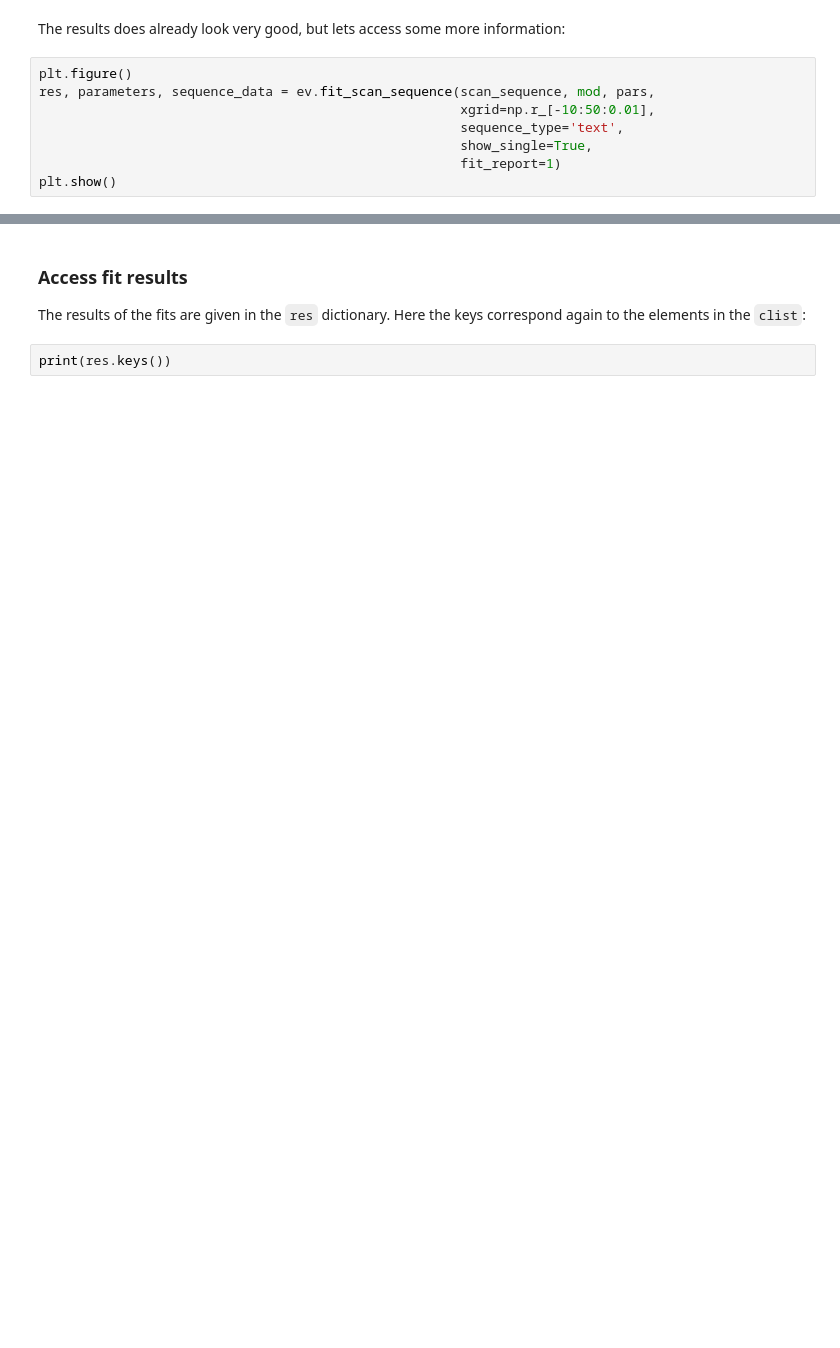
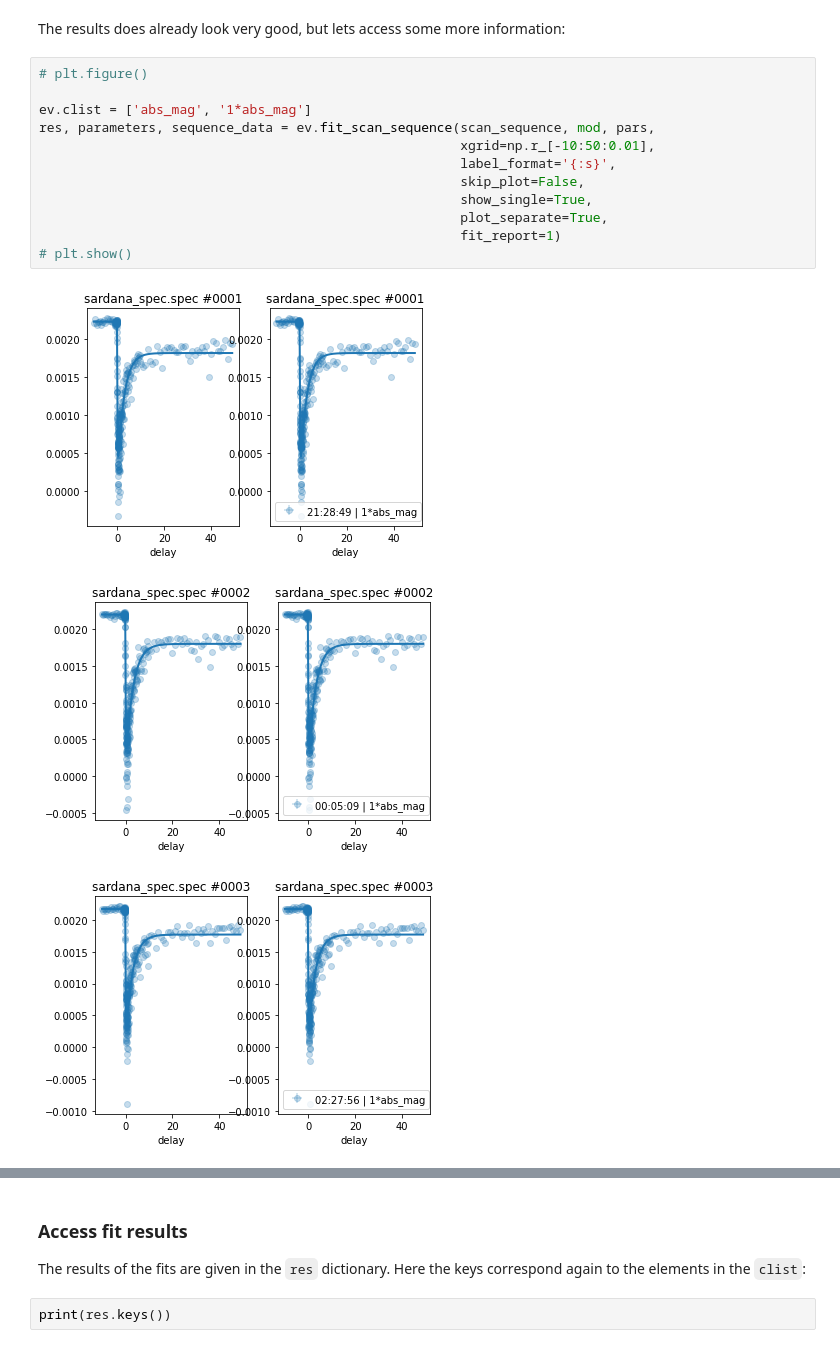
Before and after one commit to dschick/pyEvalData, a Jupyter notebook: docs/source/examples/evaluation.ipynb, the cells around one changed output, grey strips where cells are left out. Drawn from its saved outputs; the diff is of its cells as text; blank space fills up the shorter version.

```diff
--- a/docs/source/examples/evaluation.ipynb
+++ b/docs/source/examples/evaluation.ipynb
@@ -435,10 +591,18 @@ plt.show()
 # %% [markdown]
 The results does already look very good, but lets access some more information:
 # %%
-plt.figure()
+# plt.figure()
+
+ev.clist = ['abs_mag', '1*abs_mag']
 res, parameters, sequence_data = ev.fit_scan_sequence(scan_sequence, mod, pars,
                                                       xgrid=np.r_[-10:50:0.01],
-                                                      sequence_type='text',
+                                                      label_format='{:s}',
+                                                      skip_plot=False,
                                                       show_single=True,
+                                                      plot_separate=True,
                                                       fit_report=1)
-plt.show()
+# plt.show()
+# %% [output]
+[figure, added]
+[figure, added]
+[figure, added]
```
Also changed, not shown: parts of 34 cells of this notebook, 1 other file.
